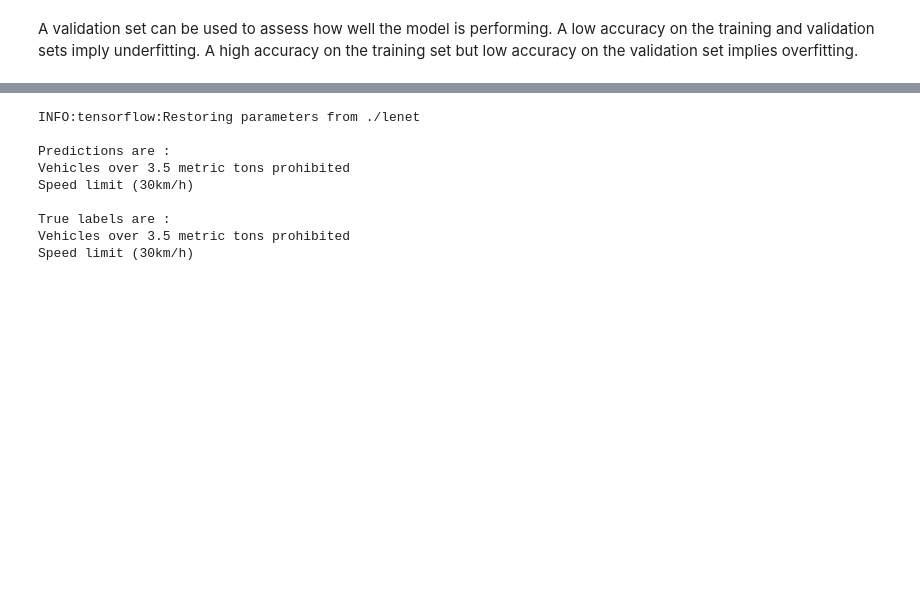
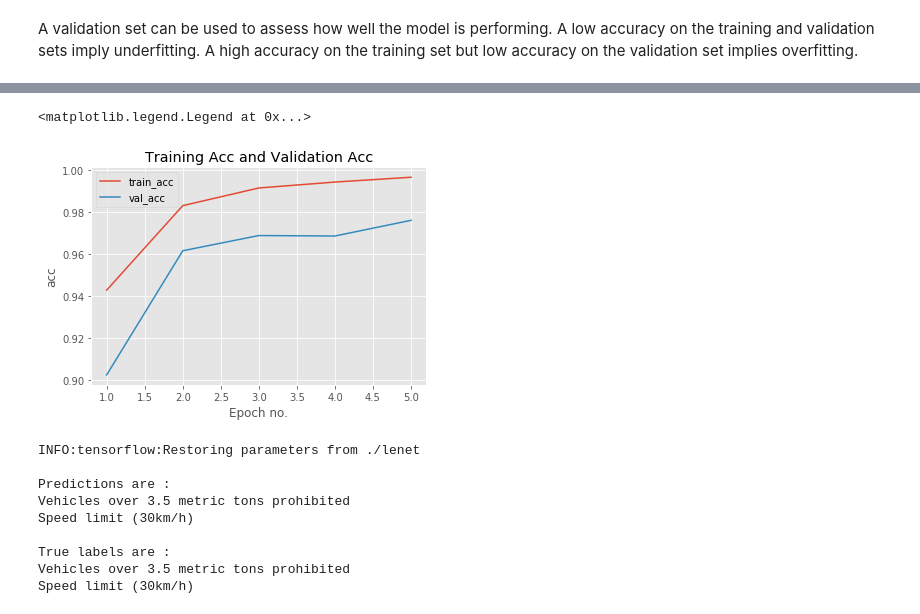
Before and after one commit to chavasaiteja/Self-Driving-Car-Nanodegree-Udacity, a Jupyter notebook: Traffic Sign Classifier Project/Traffic_Sign_Classifier.ipynb, the cells around one changed output, grey strips where cells are left out. Cells and saved outputs as stored; diff of their text form; code cells hidden in the pictures; blank space fills up the shorter version.

```diff
--- a/Traffic Sign Classifier Project/Traffic_Sign_Classifier.ipynb
+++ b/Traffic Sign Classifier Project/Traffic_Sign_Classifier.ipynb
@@ -378,3 +383,15 @@ plt.legend()
+# %%
+plt.style.use("ggplot")
+plt.figure()
+plt.plot(epoch_nums, train_accuracies,label="train_acc")
+plt.plot(epoch_nums, validation_accuracies,label="val_acc")
+plt.title("Training Acc and Validation Acc")
+plt.xlabel("Epoch no.")
+plt.ylabel("acc")
+plt.legend()
+# %% [output]
+<matplotlib.legend.Legend at 0x...>
+[figure, added]
 # %%
 prediction = tf.argmax(logits,1)
 
```
Also changed, not shown: parts of 15 cells of this notebook.
